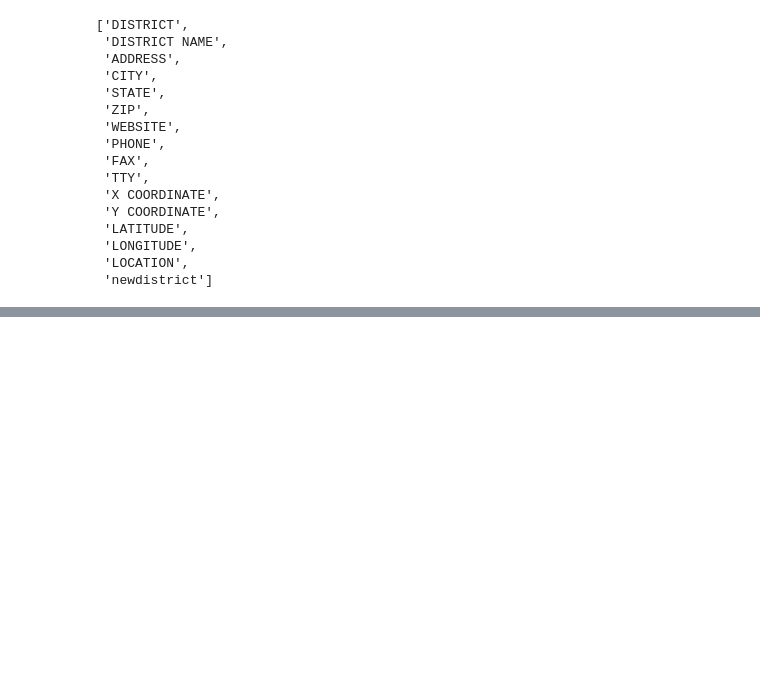
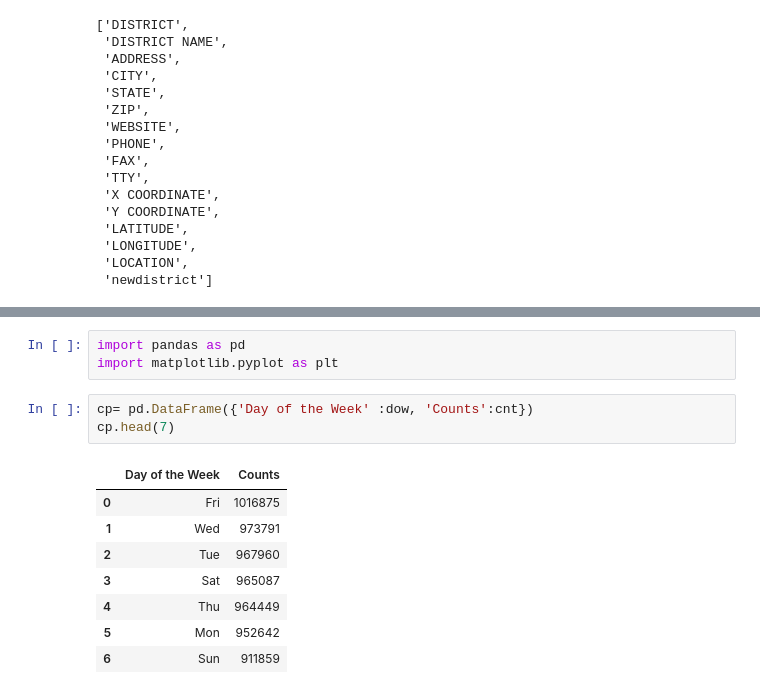
Before and after one commit to huseyinsalis/PySpark, a Jupyter notebook: Working_with_Functions.ipynb, the cells around one changed output, grey strips where cells are left out. Cells and saved outputs as stored; diff of their text form; blank space fills up the shorter version.

```diff
--- a/Working_with_Functions.ipynb
+++ b/Working_with_Functions.ipynb
@@ -451,0 +572,15 @@ only showing top 10 rows
+# %%
+import pandas as pd
+import matplotlib.pyplot as plt
+# %%
+cp= pd.DataFrame({'Day of the Week' :dow, 'Counts':cnt})
+cp.head(7)
+# %% [output]
+|  | Day of the Week | Counts |
+| 0 | Fri | 1016875 |
+| 1 | Wed | 973791 |
+| 2 | Tue | 967960 |
+| 3 | Sat | 965087 |
+| 4 | Thu | 964449 |
+| 5 | Mon | 952642 |
+| 6 | Sun | 911859 |
```
Also changed, not shown: parts of 15 cells of this notebook.
